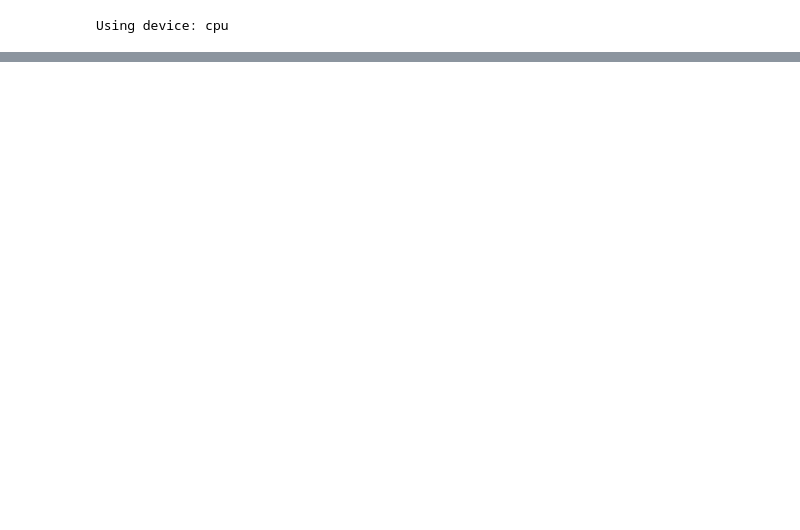
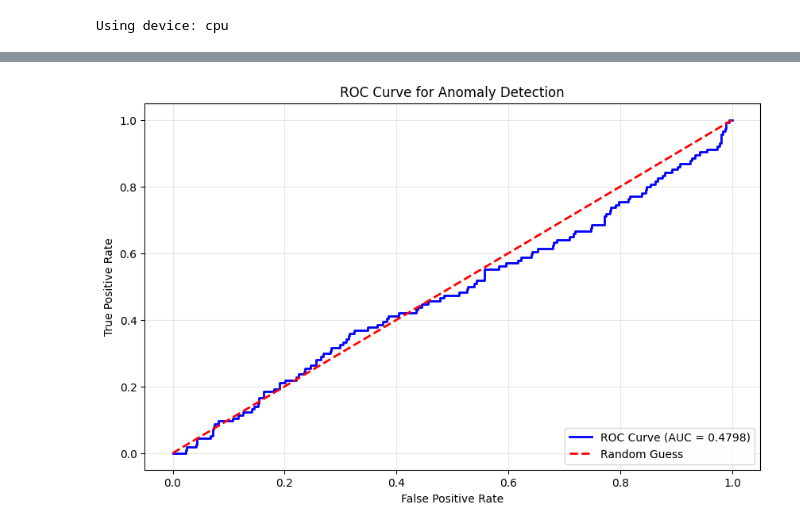
Before and after one commit to Aryanprakashh/Web-Server-log-processing, a Jupyter notebook: Deep_learning model.ipynb, the cells around one changed output, grey strips where cells are left out. Saved outputs shown, nothing was run; the diff lists cells and outputs as text; code cells hidden in the pictures; blank space fills up the shorter version.

```diff
--- a/Deep_learning model.ipynb
+++ b/Deep_learning model.ipynb
@@ -419,0 +435,28 @@ Anomaly at index 1236 categorized as: SQL Injection
+# %%
+from sklearn.metrics import roc_curve, auc
+import matplotlib.pyplot as plt
+import numpy as np
+
+# Assuming you have the following:
+# scores: Array of reconstruction errors (equivalent to errors_np_array)
+# anomalies: Boolean array indicating detected anomalies (1 for anomaly, 0 for normal)
+
+# Example ground truth (replace with actual labels if available)
+true_labels = np.random.choice([0, 1], size=len(scores), p=[0.9, 0.1])  # Simulated ground truth
+
+# Calculate the ROC curve
+fpr, tpr, thresholds = roc_curve(true_labels, scores)
+roc_auc = auc(fpr, tpr)
+
+# Plot the ROC curve
+plt.figure(figsize=(10, 6))
+plt.plot(fpr, tpr, color='blue', lw=2, label=f'ROC Curve (AUC = {roc_auc:.4f})')
+plt.plot([0, 1], [0, 1], color='red', linestyle='--', lw=2, label='Random Guess')
+plt.title('ROC Curve for Anomaly Detection')
+plt.xlabel('False Positive Rate')
+plt.ylabel('True Positive Rate')
+plt.legend(loc='lower right')
+plt.grid(alpha=0.3)
+plt.show()
+# %% [output]
+[figure, added]
```
Also changed, not shown: parts of 3 cells of this notebook, 3 other files.
